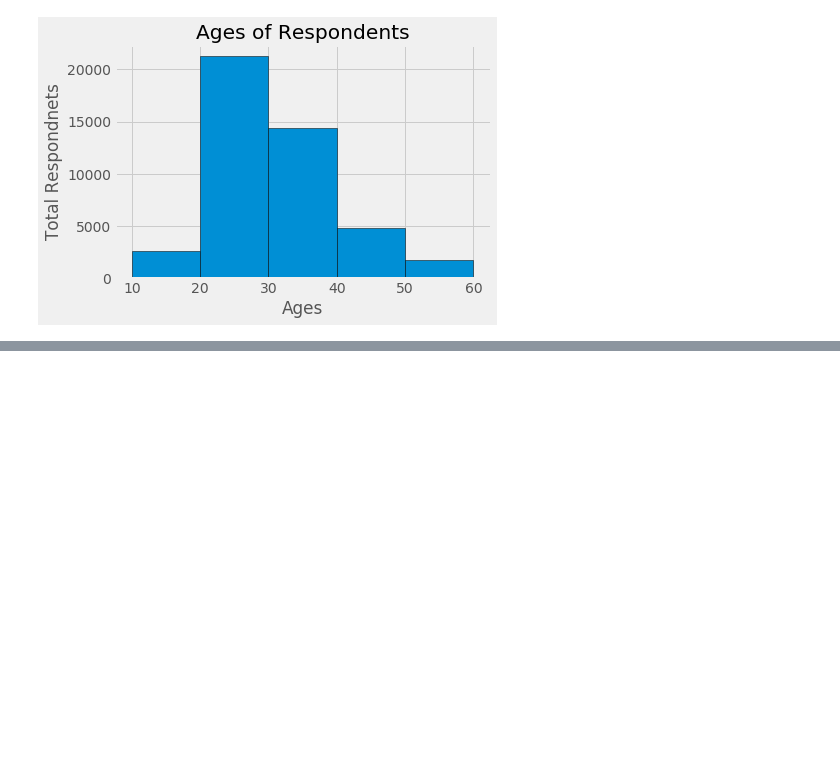
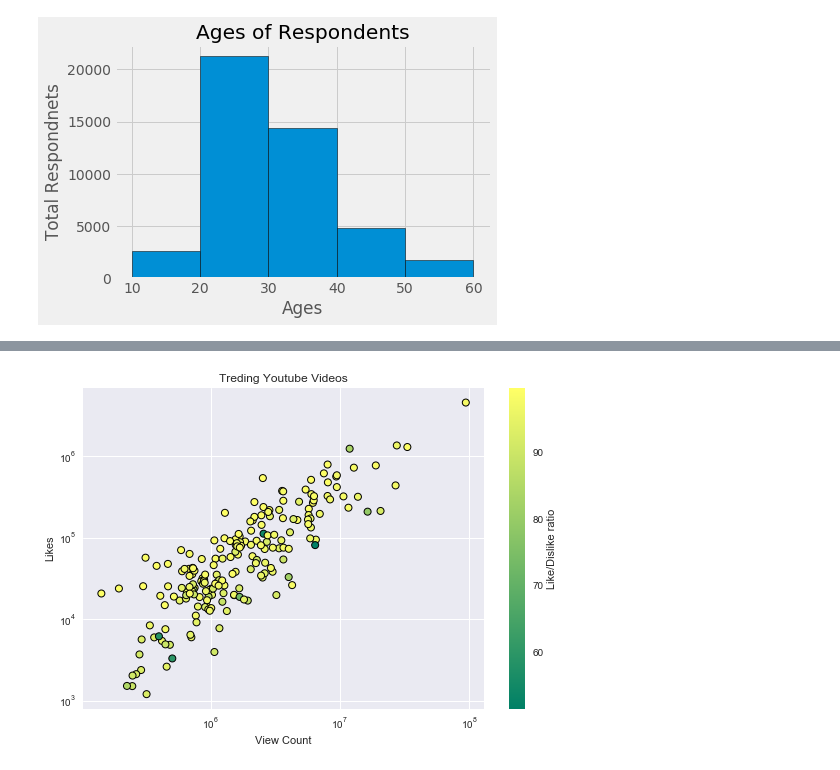
Before and after one commit to yonycherkos/data_analysis, a Jupyter notebook: matplotlib/Matplotlib Tutorials.ipynb, the cells around one changed output, grey strips where cells are left out. Drawn from its saved outputs; the diff is of its cells as text; code cells hidden in the pictures; blank space fills up the shorter version.

```diff
--- a/matplotlib/Matplotlib Tutorials.ipynb
+++ b/matplotlib/Matplotlib Tutorials.ipynb
@@ -217,0 +234,3 @@ plt.show()
+# %%
+data = pd.read_csv("2019-05-31-data.csv")
+data.head()
@@ -217,0 +244,18 @@ plt.show()
+# %%
+view_count = data["view_count"]
+likes = data["likes"]
+ratio = data["ratio"]
+# %%
+plt.scatter(view_count, likes, c=ratio, cmap="summer", edgecolor="black", linewidth=1)
+
+plt.title("Treding Youtube Videos")
+plt.xlabel("View Count")
+plt.ylabel("Likes")
+
+plt.xscale("log")
+plt.yscale("log")
+
+cbar = plt.colorbar()
+cbar.set_label("Like/Dislike ratio")
+# %% [output]
+[figure, added]
```
Also changed, not shown: parts of 5 cells of this notebook, 1 other file.
